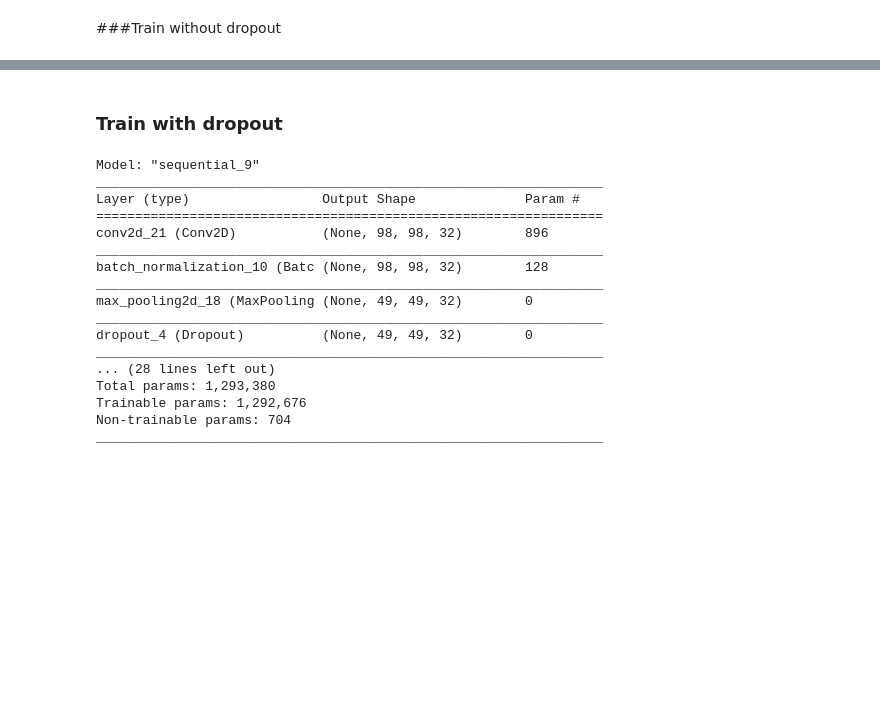
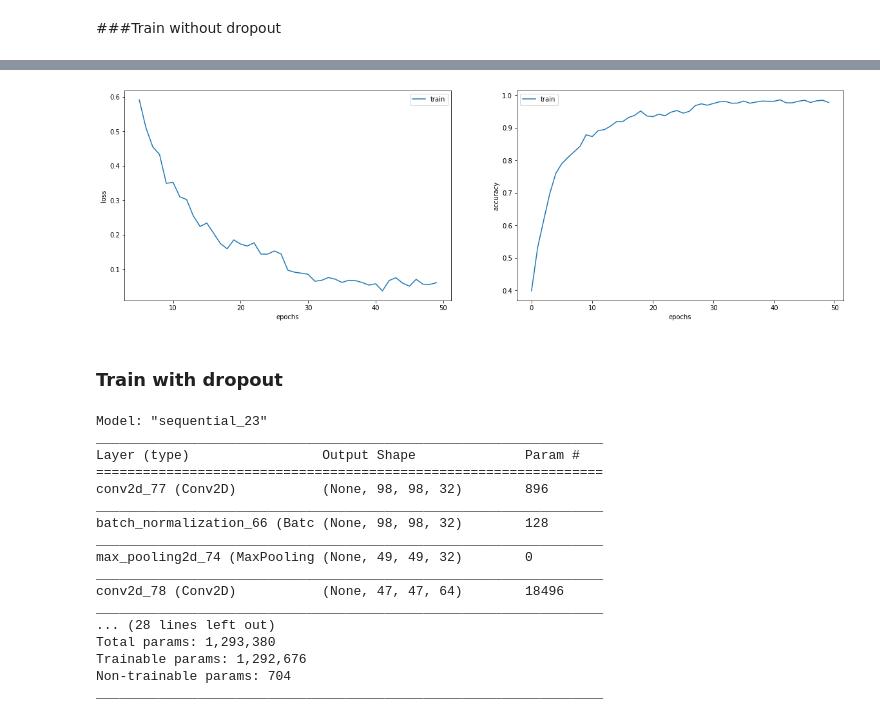
Before and after one commit to greatgomer/Task5_CNN, a Jupyter notebook: ROONYX_Test5.ipynb, the cells around one changed output, grey strips where cells are left out. Drawn from its saved outputs; the diff is of its cells as text; code cells hidden in the pictures; blank space fills up the shorter version.

```diff
--- a/ROONYX_Test5.ipynb
+++ b/ROONYX_Test5.ipynb
@@ -229,0 +208,13 @@ Test accuracy: 0.7923497557640076
+# %%
+model.compile(
+    optimizer='adam',
+    loss='categorical_crossentropy',
+    metrics=['acc', tf.keras.metrics.Precision(), tf.keras.metrics.Recall()]
+)
+
+history = model.fit_generator(train_iterator, steps_per_epoch=len(train_iterator),
+                    epochs=50)
+_, acc, precision, recall = model.evaluate_generator(test_iterator, steps=len(test_iterator), verbose=0)
+print('Test Accuracy: %.3f' % (acc * 100))
+print('Test Precision: %.3f' % (precision * 100))
+print('Test Recall: %.3f' % (recall * 100))
@@ -230,3 +239,28 @@ Test accuracy: 0.7923497557640076
+# %%
+from matplotlib import pyplot as plt
+
+h = history.history
+
+offset = 5
+epochs = range(offset, len(h['loss']))
+
+plt.figure(1, figsize=(20, 6))
+
+plt.subplot(121)
+plt.xlabel('epochs')
+plt.ylabel('loss')
+plt.plot(epochs, h['loss'][offset:], label='train')
+plt.legend()
+
+plt.subplot(122)
+plt.xlabel('epochs')
+plt.ylabel('accuracy')
+plt.plot(h[f'acc'], label='train')
+plt.legend()
+
+plt.show()
+# %% [output]
+[figure, added]
 # %% [markdown]
 ### Train with dropout
 # %%
@@ -237,34 +271,34 @@ model2.add(layers.Conv2D(32, (3, 3), activation='relu',
                         input_shape=(100, 100, 3)))
 model2.add(BatchNormalization(axis=-1))
 model2.add(layers.MaxPooling2D((2, 2)))
-model2.add(Dropout(0.25))
 model2.add(layers.Conv2D(64, (3, 3), activation='relu'))
 model2.add(BatchNormalization(axis=-1))
 model2.add(layers.MaxPooling2D((2, 2)))
-model2.add(Dropout(0.25))
+model2.add(Dropout(0.5))
 model2.add(layers.Conv2D(128, (3, 3), activation='relu'))
 model2.add(BatchNormalization(axis=-1))
 model2.add(layers.MaxPooling2D((2, 2)))
 model2.add(layers.Conv2D(128, (3, 3), activation='relu'))
 model2.add(BatchNormalization(axis=-1))
 model2.add(layers.MaxPooling2D((2, 2)))
-model2.add(Dropout(0.25))
+model2.add(Dropout(0.5))
 model2.add(layers.Flatten())
 model2.add(layers.Dense(512, activation='relu'))
+model2.add(Dropout(0.5))
 model2.add(Dense(4, activation='softmax'))
 model2.summary()
 # %% [output]
-Model: "sequential_9"
+Model: "sequential_23"
 _________________________________________________________________
 Layer (type)                 Output Shape              Param #
 =================================================================
-conv2d_21 (Conv2D)           (None, 98, 98, 32)        896
+conv2d_77 (Conv2D)           (None, 98, 98, 32)        896
 _________________________________________________________________
-batch_normalization_10 (Batc (None, 98, 98, 32)        128
+batch_normalization_66 (Batc (None, 98, 98, 32)        128
 _________________________________________________________________
-max_pooling2d_18 (MaxPooling (None, 49, 49, 32)        0
+max_pooling2d_74 (MaxPooling (None, 49, 49, 32)        0
 _________________________________________________________________
-dropout_4 (Dropout)          (None, 49, 49, 32)        0
+conv2d_78 (Conv2D)           (None, 47, 47, 64)        18496
 _________________________________________________________________
 ... (28 lines left out)
 Total params: 1,293,380
```
Also changed, not shown: parts of 10 cells of this notebook.
